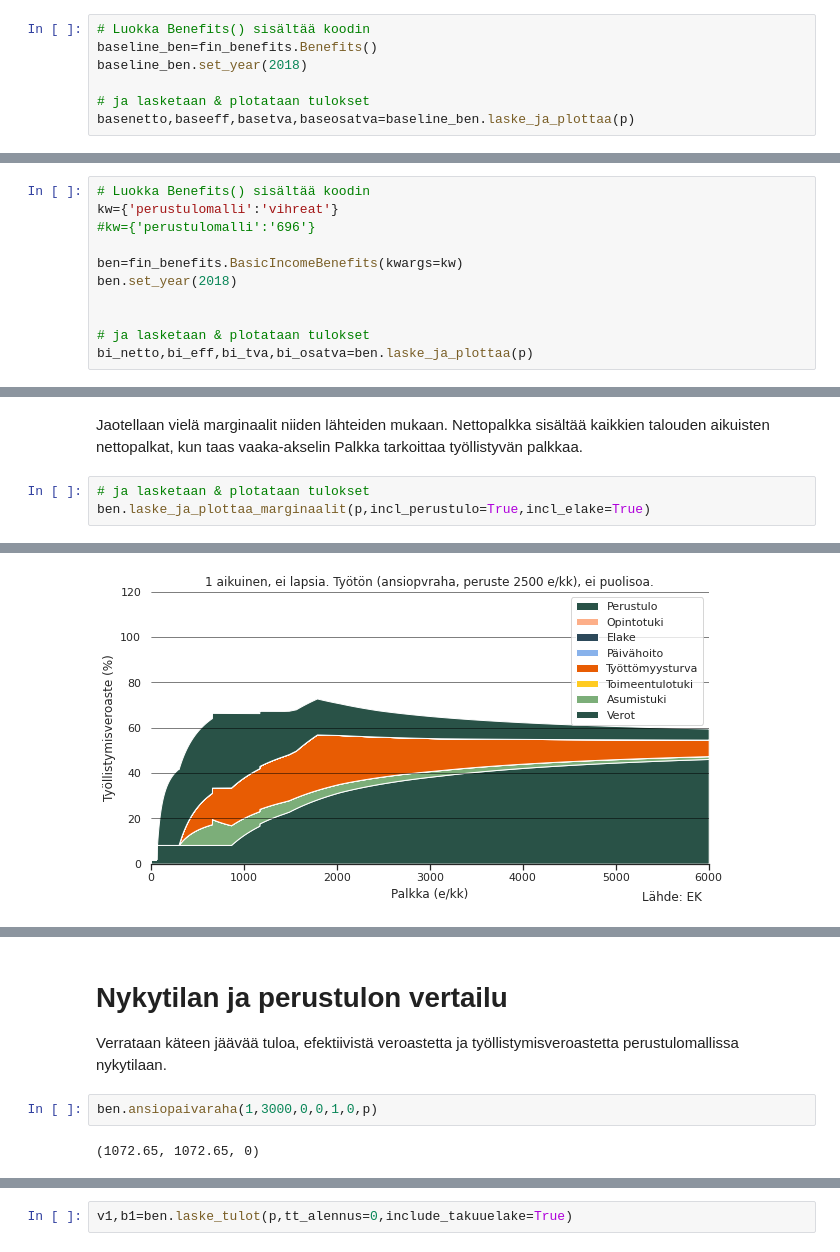
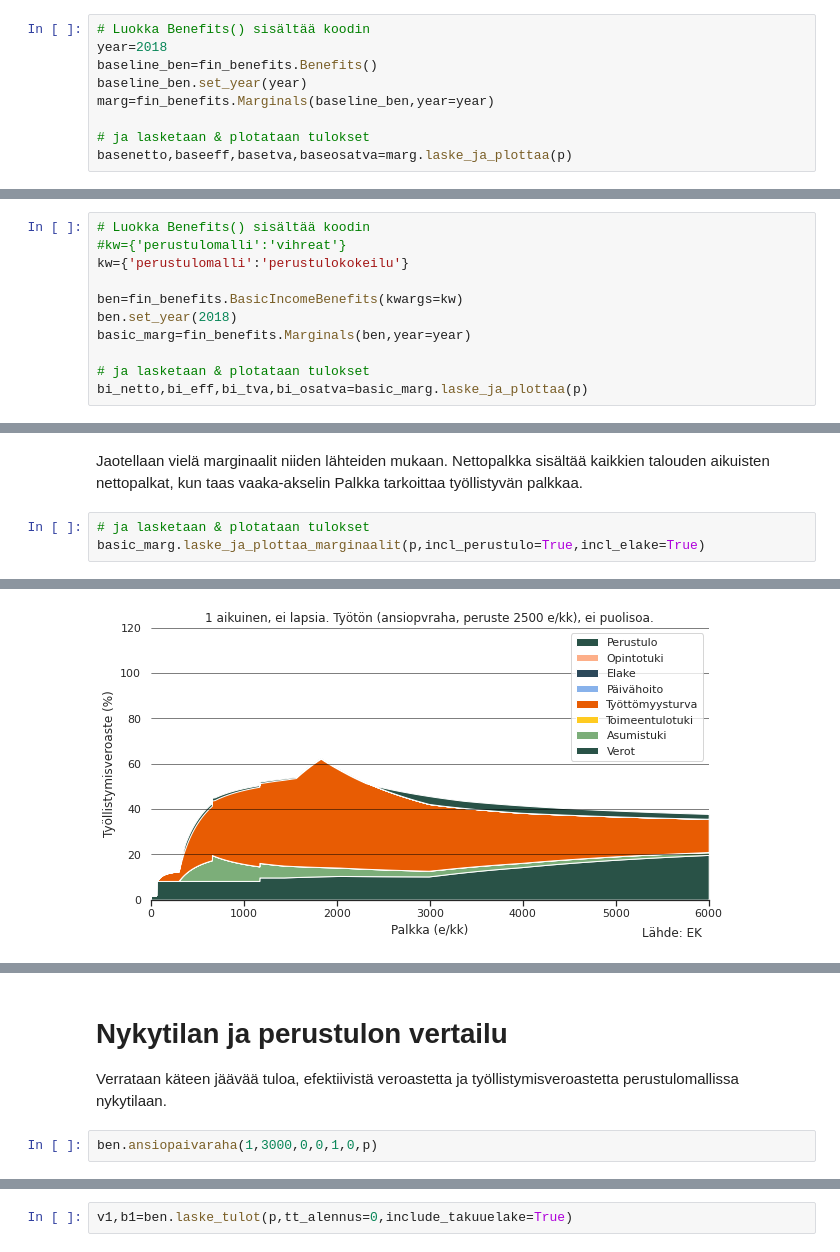
Before and after one commit to ajtanskanen/benefits, a Jupyter notebook: perustulo.ipynb, the cells around one changed output, grey strips where cells are left out. Saved outputs shown, nothing was run; the diff lists cells and outputs as text.

```diff
--- a/perustulo.ipynb
+++ b/perustulo.ipynb
@@ -41,9 +41,11 @@ Tarkastetaan vielä, millaisia parametrejä p:hen on syötetty
 Itse laskenta koostuu kahdesta rivistä koodia. Alustetaan objektia ben kirjastosta fin_benefits. Tämän jälkeen sitä voi kutsua laskemaan marginaalit ja plottamaan ne.
 # %%
 # Luokka Benefits() sisältää koodin
+year=2018
 baseline_ben=fin_benefits.Benefits()
-baseline_ben.set_year(2018)
+baseline_ben.set_year(year)
+marg=fin_benefits.Marginals(baseline_ben,year=year)
 
 # ja lasketaan & plotataan tulokset
-basenetto,baseeff,basetva,baseosatva=baseline_ben.laske_ja_plottaa(p)
+basenetto,baseeff,basetva,baseosatva=marg.laske_ja_plottaa(p)
 # %% [output]
@@ -63,13 +67,13 @@ baseline_ben.laske_ja_plottaa_marginaalit(p)
 ## Perustulo
 # %%
 # Luokka Benefits() sisältää koodin
-kw={'perustulomalli':'vihreat'}
-#kw={'perustulomalli':'696'}
+#kw={'perustulomalli':'vihreat'}
+kw={'perustulomalli':'perustulokokeilu'}
 
 ben=fin_benefits.BasicIncomeBenefits(kwargs=kw)
 ben.set_year(2018)
-
+basic_marg=fin_benefits.Marginals(ben,year=year)
 
 # ja lasketaan & plotataan tulokset
-bi_netto,bi_eff,bi_tva,bi_osatva=ben.laske_ja_plottaa(p)
+bi_netto,bi_eff,bi_tva,bi_osatva=basic_marg.laske_ja_plottaa(p)
 # %% [output]
@@ -84,5 +88,5 @@ perustulo_korvaa_toimeentulotuen False
 Jaotellaan vielä marginaalit niiden lähteiden mukaan. Nettopalkka sisältää kaikkien talouden aikuisten nettopalkat, kun taas vaaka-akselin Palkka tarkoittaa työllistyvän palkkaa.
 # %%
 # ja lasketaan & plotataan tulokset
-ben.laske_ja_plottaa_marginaalit(p,incl_perustulo=True,incl_elake=True)
+basic_marg.laske_ja_plottaa_marginaalit(p,incl_perustulo=True,incl_elake=True)
 # %% [output]
@@ -91 +95 @@ ben.laske_ja_plottaa_marginaalit(p,incl_perustulo=True,incl_elake=True)
-[figure, old version]
+[figure, new version]
@@ -95,7 +99,5 @@ ben.laske_ja_plottaa_marginaalit(p,incl_perustulo=True,incl_elake=True)
 Verrataan käteen jäävää tuloa, efektiivistä veroastetta ja työllistymisveroastetta perustulomallissa nykytilaan.
 # %%
 ben.ansiopaivaraha(1,3000,0,0,1,0,p)
-# %% [output]
-(1072.65, 1072.65, 0)
 # %%
 baseline_ben.ansiopaivaraha(1,3000,0,0,1,0,p)
```
Also changed, not shown: parts of 9 cells of this notebook, 16 other files.
